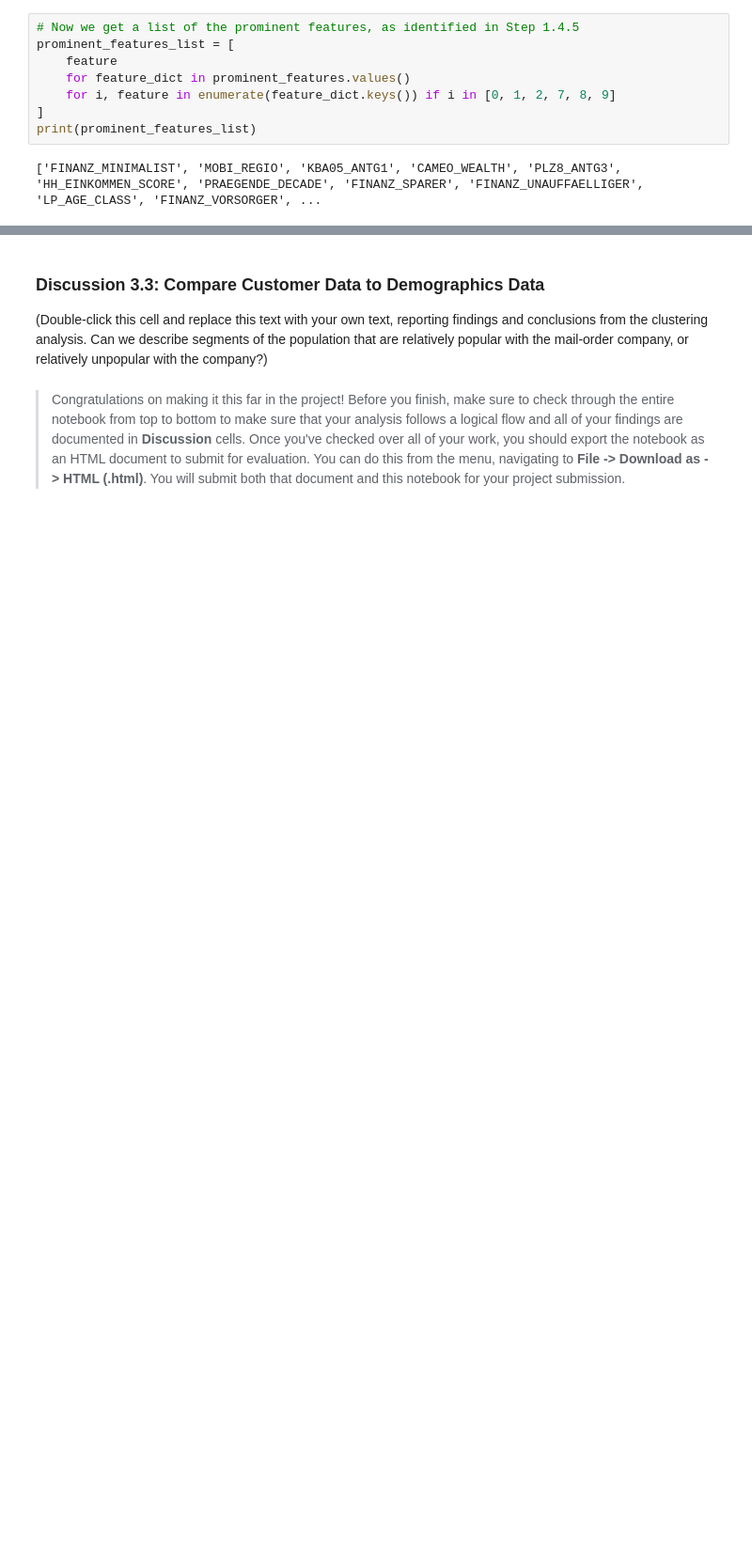
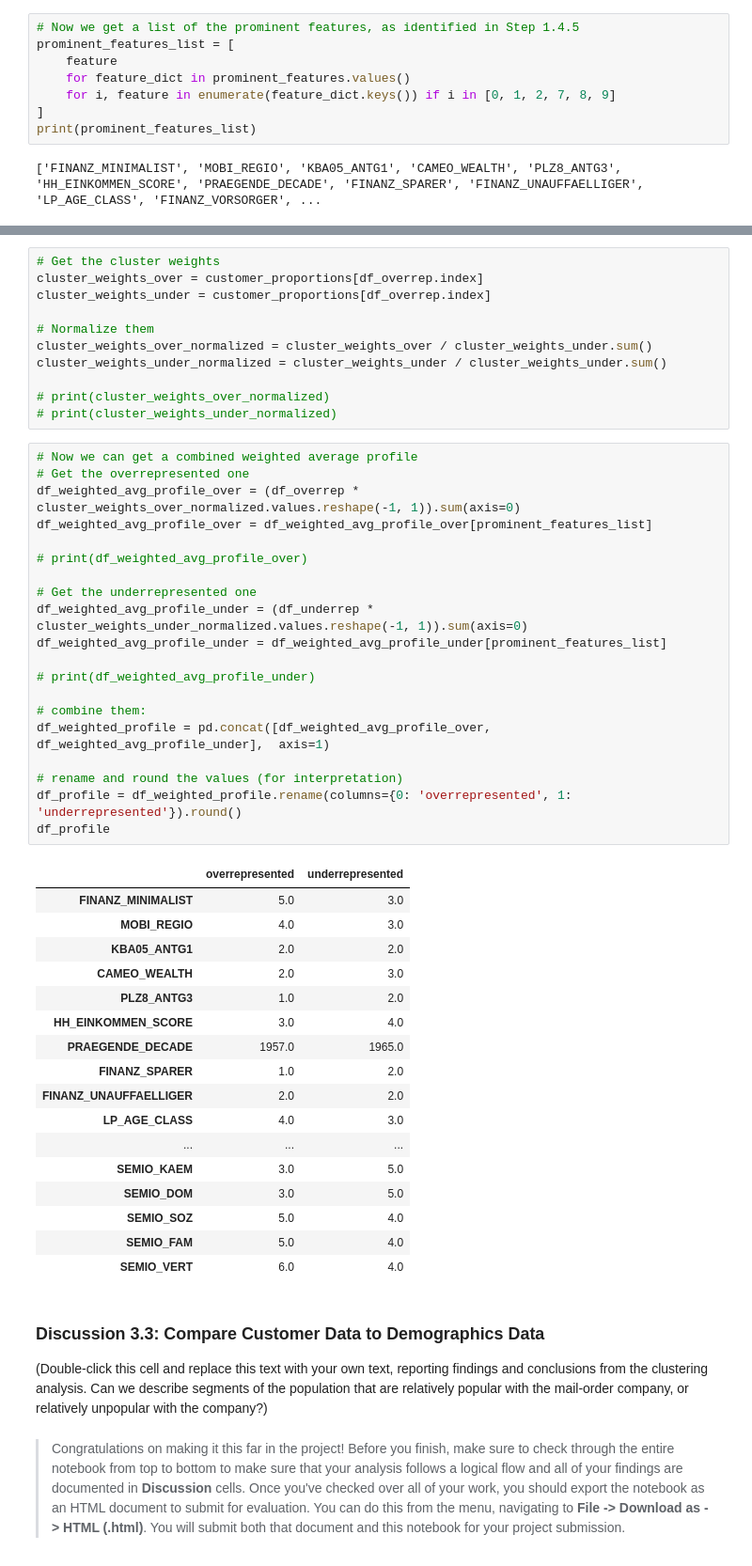
Before and after one commit to kinant/ud-ml-pytorch, a Jupyter notebook: Project 03/identify_customer_segments/Identify_Customer_Segments.ipynb, the cells around one changed output, grey strips where cells are left out. Shown: that part at 94% size. Saved outputs shown, nothing was run; the diff lists cells and outputs as text; blank space fills up the shorter version.

```diff
--- a/Project 03/identify_customer_segments/Identify_Customer_Segments.ipynb
+++ b/Project 03/identify_customer_segments/Identify_Customer_Segments.ipynb
@@ -2580,3 +2567,52 @@ df_underrep[prominent_features_list].head()
+# %%
+# Get the cluster weights
+cluster_weights_over = customer_proportions[df_overrep.index]
+cluster_weights_under = customer_proportions[df_overrep.index]
+
+# Normalize them
+cluster_weights_over_normalized = cluster_weights_over / cluster_weights_under.sum()
+cluster_weights_under_normalized = cluster_weights_under / cluster_weights_under.sum()
+
+# print(cluster_weights_over_normalized)
+# print(cluster_weights_under_normalized)
+# %%
+# Now we can get a combined weighted average profile
+# Get the overrepresented one
+df_weighted_avg_profile_over = (df_overrep * cluster_weights_over_normalized.values.reshape(-1, 1)).sum(axis=0)
+df_weighted_avg_profile_over = df_weighted_avg_profile_over[prominent_features_list]
+
+# print(df_weighted_avg_profile_over)
+
+# Get the underrepresented one
+df_weighted_avg_profile_under = (df_underrep * cluster_weights_under_normalized.values.reshape(-1, 1)).sum(axis=0)
+df_weighted_avg_profile_under = df_weighted_avg_profile_under[prominent_features_list]
+
+# print(df_weighted_avg_profile_under)
+
+# combine them:
+df_weighted_profile = pd.concat([df_weighted_avg_profile_over, df_weighted_avg_profile_under],  axis=1)
+
+# rename and round the values (for interpretation)
+df_profile = df_weighted_profile.rename(columns={0: 'overrepresented', 1: 'underrepresented'}).round()
+df_profile
+# %% [output]
+|  | overrepresented | underrepresented |
+| FINANZ_MINIMALIST | 5.0 | 3.0 |
+| MOBI_REGIO | 4.0 | 3.0 |
+| KBA05_ANTG1 | 2.0 | 2.0 |
+| CAMEO_WEALTH | 2.0 | 3.0 |
+| PLZ8_ANTG3 | 1.0 | 2.0 |
+| HH_EINKOMMEN_SCORE | 3.0 | 4.0 |
+| PRAEGENDE_DECADE | 1957.0 | 1965.0 |
+| FINANZ_SPARER | 1.0 | 2.0 |
+| FINANZ_UNAUFFAELLIGER | 2.0 | 2.0 |
+| LP_AGE_CLASS | 4.0 | 3.0 |
+| ... | ... | ... |
+| SEMIO_KAEM | 3.0 | 5.0 |
+| SEMIO_DOM | 3.0 | 5.0 |
+| SEMIO_SOZ | 5.0 | 4.0 |
+| SEMIO_FAM | 5.0 | 4.0 |
+| SEMIO_VERT | 6.0 | 4.0 |
 # %% [markdown]
 ### Discussion 3.3: Compare Customer Data to Demographics Data
 
```
Also changed, not shown: parts of 6 cells of this notebook.
